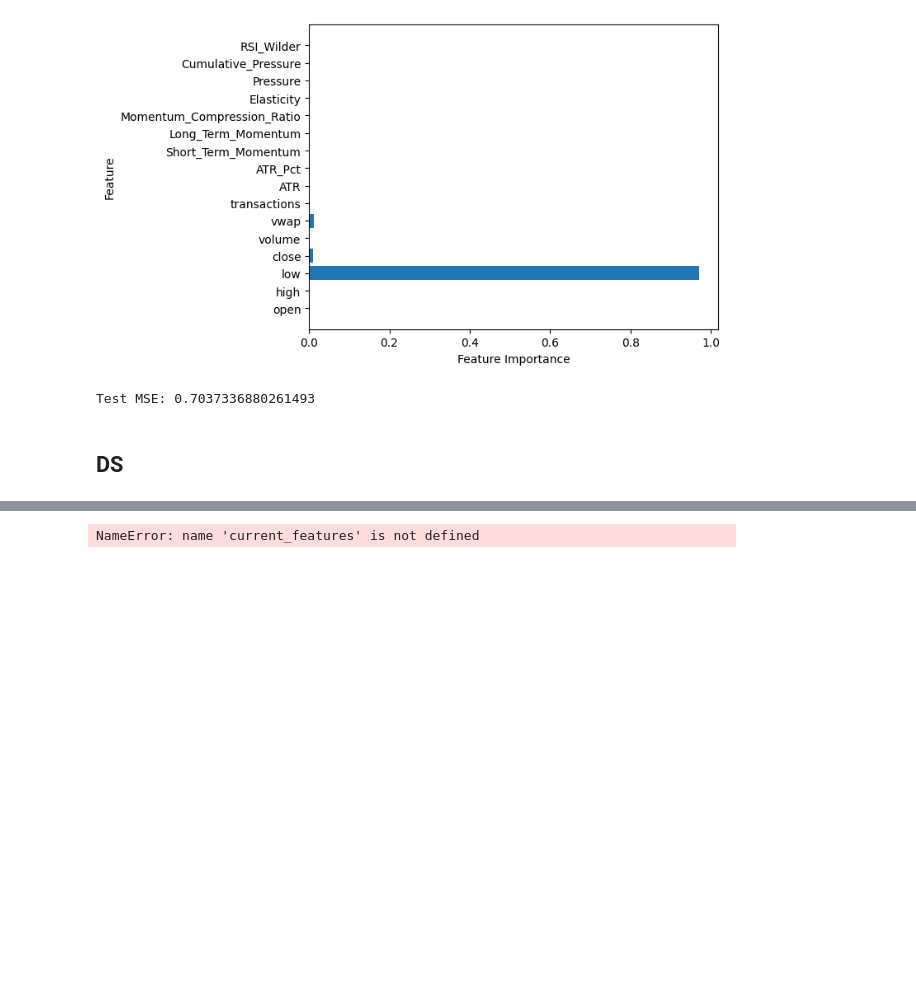
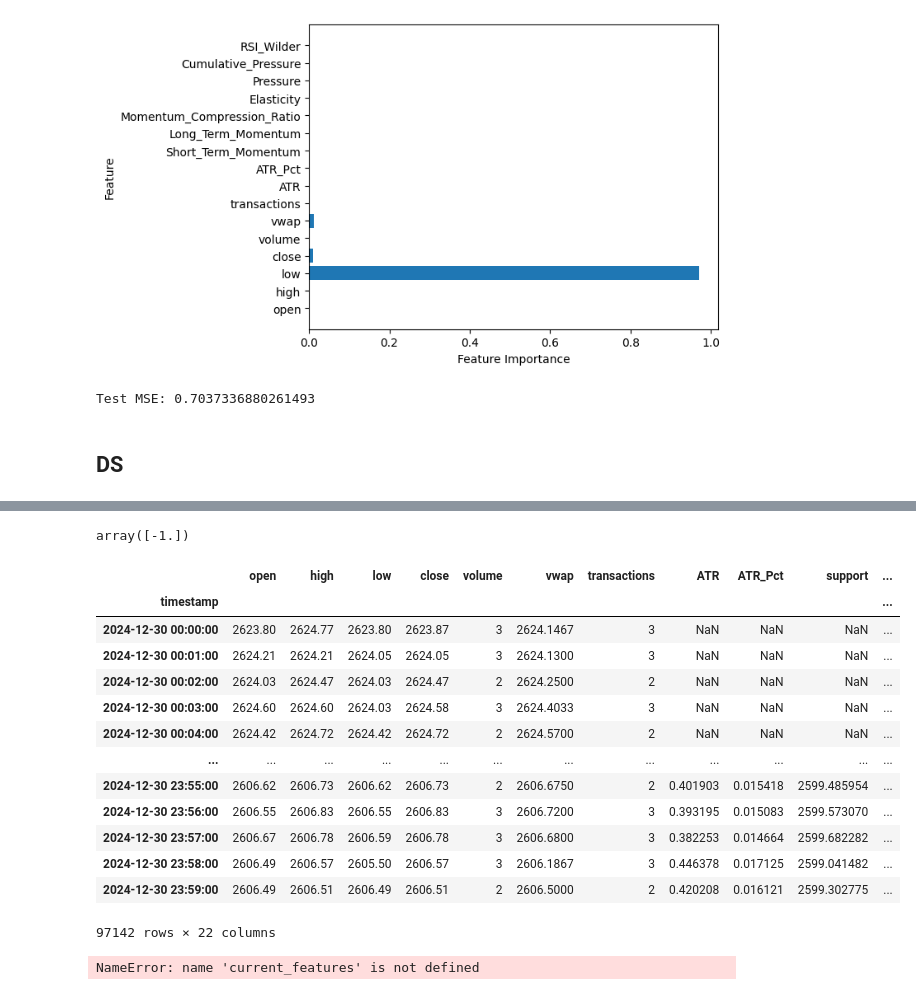
Before and after one commit to o897867/gold, a Jupyter notebook: ResSup.ipynb, the cells around one changed output, grey strips where cells are left out. Cells and saved outputs as stored; diff of their text form; code cells hidden in the pictures; blank space fills up the shorter version.

```diff
--- a/ResSup.ipynb
+++ b/ResSup.ipynb
@@ -10,11 +10,10 @@ import matplotlib.pyplot as plt
 import matplotlib.pyplot as plt
 import matplotlib as mpl
 import matplotlib.font_manager as fm
-from google.colab import drive
-drive.mount('/content/drive')
+
 plt.rcParams['font.sans-serif'] = ['SimHei', 'Heiti TC', 'PingFang HK', 'Microsoft YaHei', 'SimSun']  # 优先级从左到右
 plt.rcParams['axes.unicode_minus'] = False    # 用来正常显示负号
 
-df = pd.read_csv('drive/MyDrive/init.csv')
+df = pd.read_csv('data/init.csv')
 
 df.set_index('timestamp', inplace=True)
@@ -480,0 +518,4 @@ data = bpm.calculate_features(df)
+# %%
+m1
+# %% [output]
+array([-1.])
@@ -481,3 +526,20 @@ data = bpm.calculate_features(df)
+# %%
+df
+# %% [output]
+|  | open | high | low | close | volume | vwap | transactions | ATR | ATR_Pct | support | ... |
+| timestamp |  |  |  |  |  |  |  |  |  |  | ... |
+| 2024-12-30 00:00:00 | 2623.80 | 2624.77 | 2623.80 | 2623.87 | 3 | 2624.1467 | 3 | NaN | NaN | NaN | ... |
+| 2024-12-30 00:01:00 | 2624.21 | 2624.21 | 2624.05 | 2624.05 | 3 | 2624.1300 | 3 | NaN | NaN | NaN | ... |
+| 2024-12-30 00:02:00 | 2624.03 | 2624.47 | 2624.03 | 2624.47 | 2 | 2624.2500 | 2 | NaN | NaN | NaN | ... |
+| 2024-12-30 00:03:00 | 2624.60 | 2624.60 | 2624.03 | 2624.58 | 3 | 2624.4033 | 3 | NaN | NaN | NaN | ... |
+| 2024-12-30 00:04:00 | 2624.42 | 2624.72 | 2624.42 | 2624.72 | 2 | 2624.5700 | 2 | NaN | NaN | NaN | ... |
+| ... | ... | ... | ... | ... | ... | ... | ... | ... | ... | ... | ... |
+| 2024-12-30 23:55:00 | 2606.62 | 2606.73 | 2606.62 | 2606.73 | 2 | 2606.6750 | 2 | 0.401903 | 0.015418 | 2599.485954 | ... |
+| 2024-12-30 23:56:00 | 2606.55 | 2606.83 | 2606.55 | 2606.83 | 3 | 2606.7200 | 3 | 0.393195 | 0.015083 | 2599.573070 | ... |
+| 2024-12-30 23:57:00 | 2606.67 | 2606.78 | 2606.59 | 2606.78 | 3 | 2606.6800 | 3 | 0.382253 | 0.014664 | 2599.682282 | ... |
+| 2024-12-30 23:58:00 | 2606.49 | 2606.57 | 2605.50 | 2606.57 | 3 | 2606.1867 | 3 | 0.446378 | 0.017125 | 2599.041482 | ... |
+| 2024-12-30 23:59:00 | 2606.49 | 2606.51 | 2606.49 | 2606.51 | 2 | 2606.5000 | 2 | 0.420208 | 0.016121 | 2599.302775 | ... |
+97142 rows × 22 columns
 # %%
 from sklearn.ensemble import GradientBoostingRegressor
 
```
Also changed, not shown: parts of 8 cells of this notebook.
